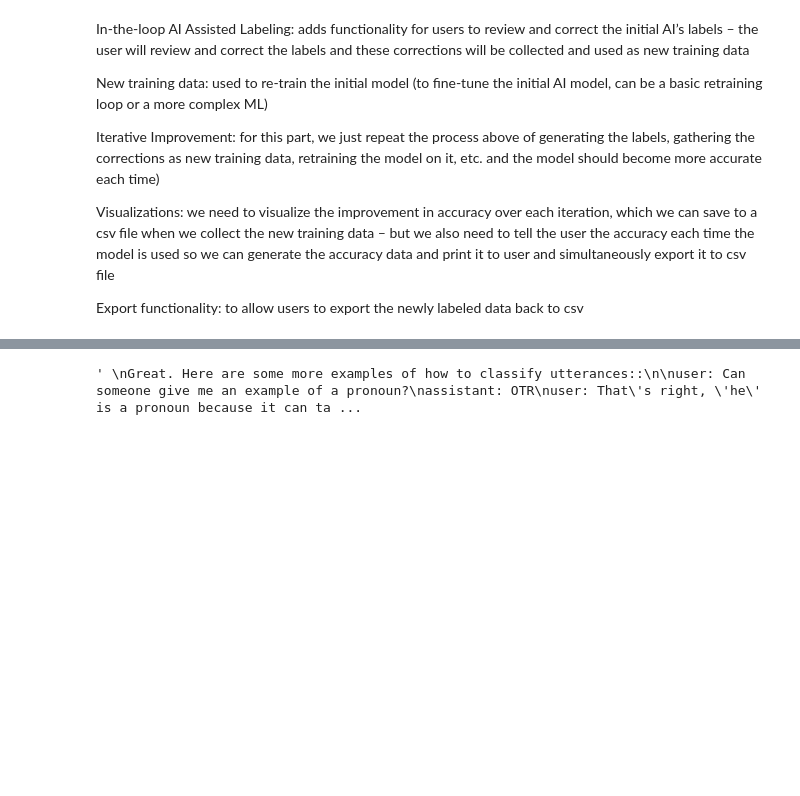
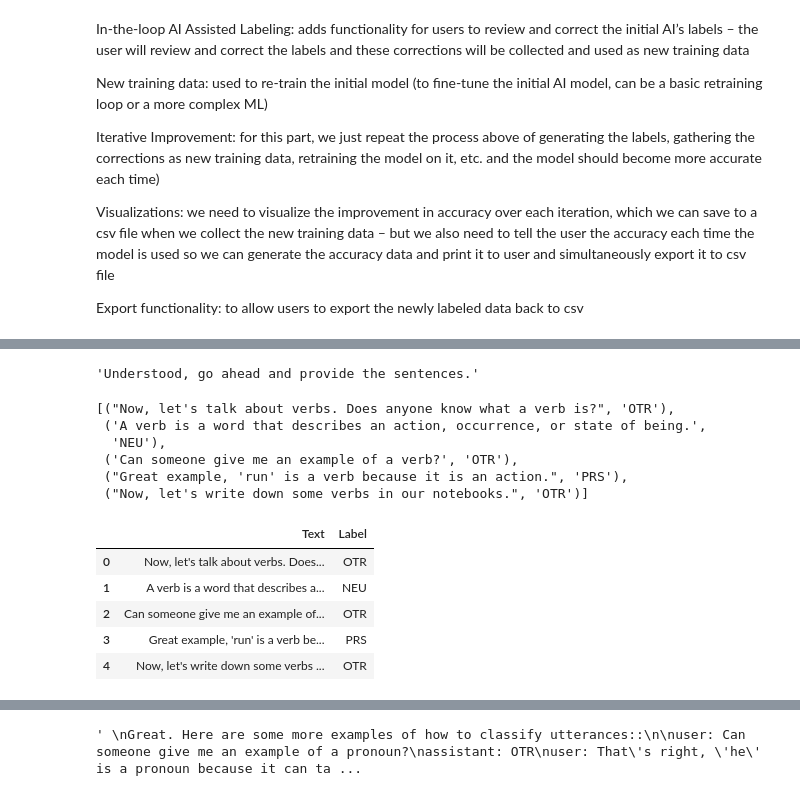
Before and after one commit to isabelarvelo/team-hummingbird, a Jupyter notebook: itl-labeling.ipynb, the cells around one changed output, grey strips where cells are left out. Cells and saved outputs as stored; diff of their text form; code cells hidden in the pictures; blank space fills up the shorter version.

```diff
--- a/itl-labeling.ipynb
+++ b/itl-labeling.ipynb
@@ -106,0 +357,26 @@ df
+# %%
+assistant_message_2
+# %% [output]
+'Understood, go ahead and provide the sentences.'
+# %%
+messages_3 = process_lines(lines[5:10], assistant_manager)
+# %%
+messages_3
+# %% [output]
+[("Now, let's talk about verbs. Does anyone know what a verb is?", 'OTR'),
+ ('A verb is a word that describes an action, occurrence, or state of being.',
+  'NEU'),
+ ('Can someone give me an example of a verb?', 'OTR'),
+ ("Great example, 'run' is a verb because it is an action.", 'PRS'),
+ ("Now, let's write down some verbs in our notebooks.", 'OTR')]
+# %%
+df3 = pd.DataFrame(messages_3, columns=["Text", "Label"])
+# %%
+df3
+# %% [output]
+|  | Text | Label |
+| 0 | Now, let's talk about verbs. Does... | OTR |
+| 1 | A verb is a word that describes a... | NEU |
+| 2 | Can someone give me an example of... | OTR |
+| 3 | Great example, 'run' is a verb be... | PRS |
+| 4 | Now, let's write down some verbs ... | OTR |
```
Also changed, not shown: parts of 55 cells of this notebook, 3 other files.
